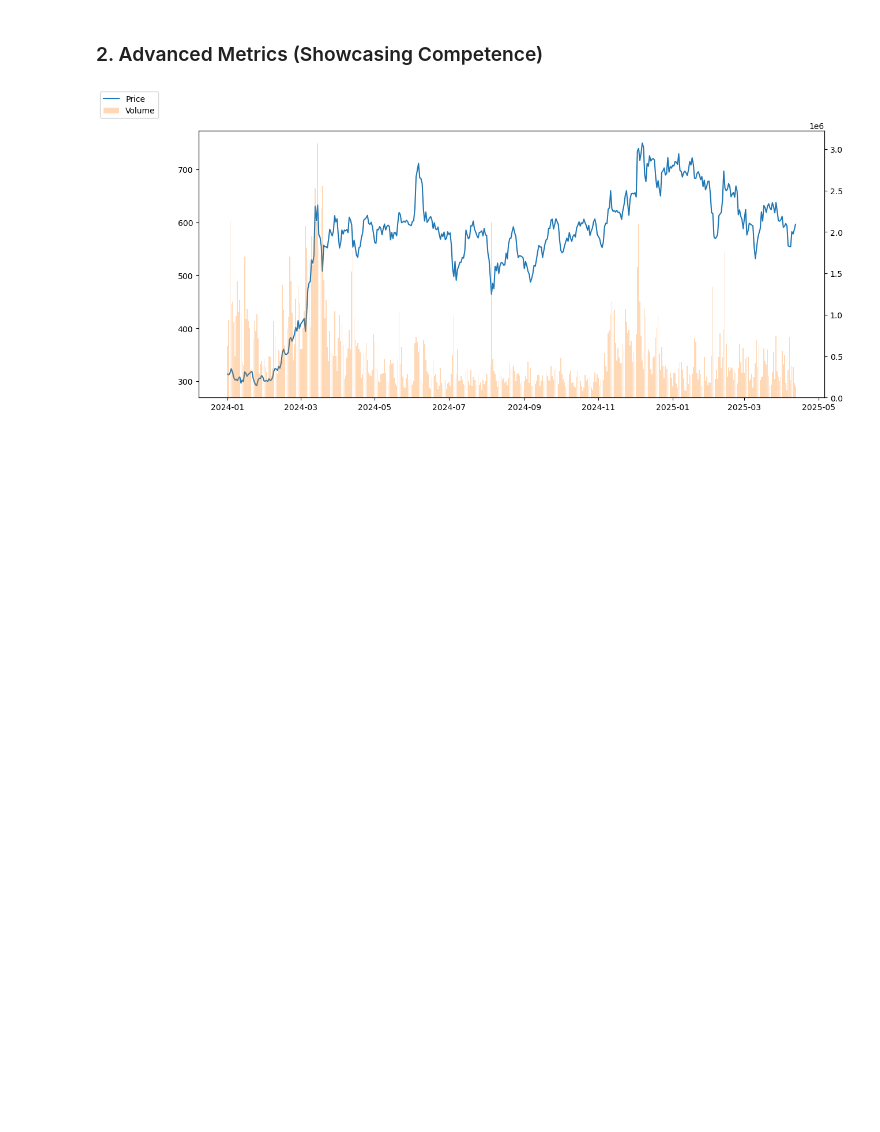
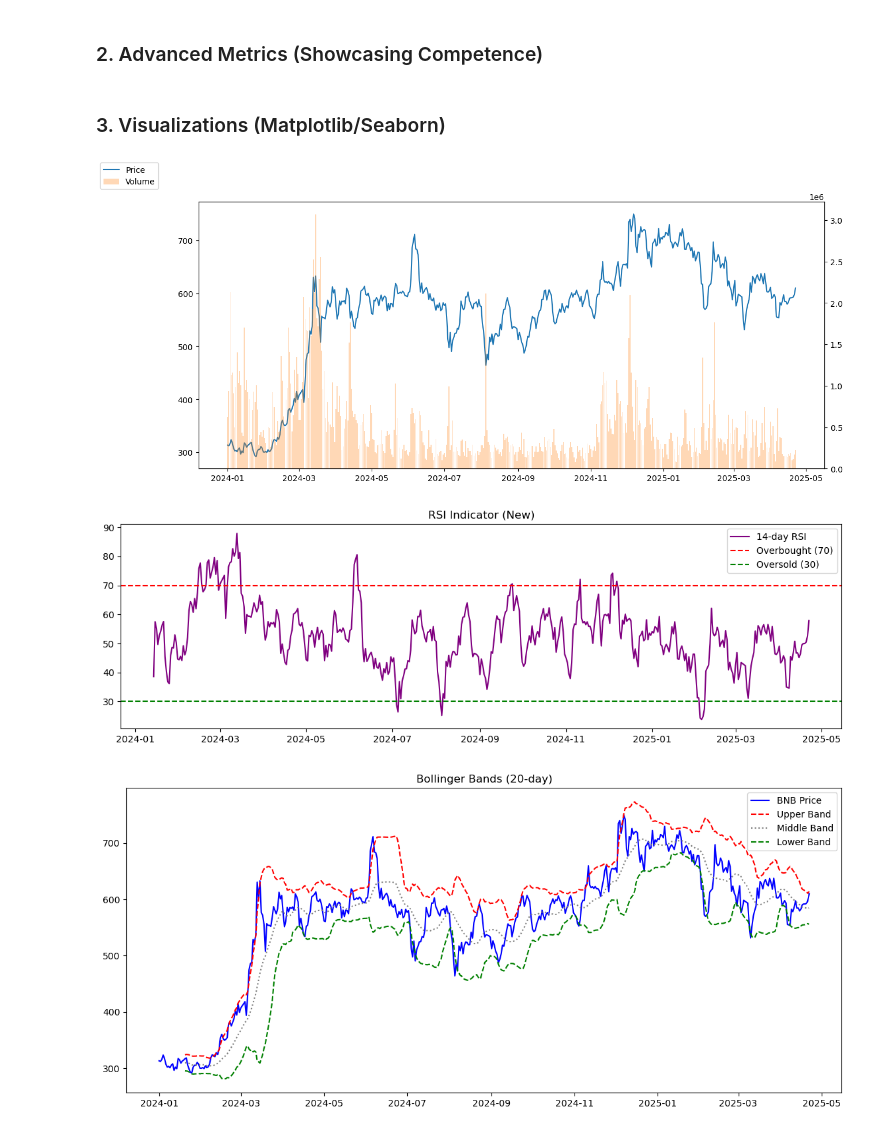
Before and after one commit to Tileni97/bnb-analysis, a Jupyter notebook: notebooks/bnb_analysis.ipynb, the cells around one changed output. Saved outputs shown, nothing was run; the diff lists cells and outputs as text; code cells hidden in the pictures; blank space fills up the shorter version.

```diff
--- a/notebooks/bnb_analysis.ipynb
+++ b/notebooks/bnb_analysis.ipynb
@@ -83,17 +87,55 @@ try:
 except:
     df['VWAP'] = None
 
+df['RSI'] = RSIIndicator(close=df['Close'], window=14).rsi()
+
+# On-Balance Volume (OBV)
+df['OBV'] = OnBalanceVolumeIndicator(
+    close=df['Close'],
+    volume=df['Volume']
+).on_balance_volume()
+
+# Calculate Bollinger Bands (20-day window, 2 std dev)
+bb = BollingerBands(close=df['Close'], window=20, window_dev=2)
+df['BB_upper'] = bb.bollinger_hband()  # Upper band
+df['BB_middle'] = bb.bollinger_mavg()  # Middle line (SMA)
+df['BB_lower'] = bb.bollinger_lband()  # Lower band
+
+
+
 # Save cleaned data
 df.to_csv('../data/processed/bnb_cleaned.csv', index=False)
+# %% [markdown]
+### 3. Visualizations (Matplotlib/Seaborn)
 # %%
 import matplotlib.pyplot as plt
 
 # Dual-axis Price vs. Volume
 fig, ax1 = plt.subplots(figsize=(14, 6))
 ax1.plot(df['Open Time'], df['Close'], color='tab:blue', label='Price')
 ax2 = ax1.twinx()
 ax2.bar(df['Open Time'], df['Volume'], color='tab:orange', alpha=0.3, label='Volume')
 fig.legend(loc='upper left')
 plt.savefig('../data/processed/price_volume.png', dpi=300)
+
+plt.figure(figsize=(14, 4))
+plt.plot(df['Open Time'], df['RSI'], color='purple', label='14-day RSI')
+plt.axhline(70, color='red', linestyle='--', label='Overbought (70)')
+plt.axhline(30, color='green', linestyle='--', label='Oversold (30)')
+plt.title('RSI Indicator (New)')
+plt.legend()
+plt.savefig('rsi.png', dpi=300)
+
+# Optional: Visualize Bollinger Bands
+plt.figure(figsize=(14, 6))
+plt.plot(df['Open Time'], df['Close'], label='BNB Price', color='blue')
+plt.plot(df['Open Time'], df['BB_upper'], label='Upper Band', linestyle='--', color='red')
+plt.plot(df['Open Time'], df['BB_middle'], label='Middle Band', linestyle=':', color='grey')
+plt.plot(df['Open Time'], df['BB_lower'], label='Lower Band', linestyle='--', color='green')
+plt.title('Bollinger Bands (20-day)')
+plt.legend()
+plt.savefig('bollinger_bands.png', dpi=300)
 # %% [output]
-[figure, old version]
+[figure, new version]
+[figure, added]
+[figure, added]
```
Also changed, not shown: parts of 4 cells of this notebook, 9 other files.
